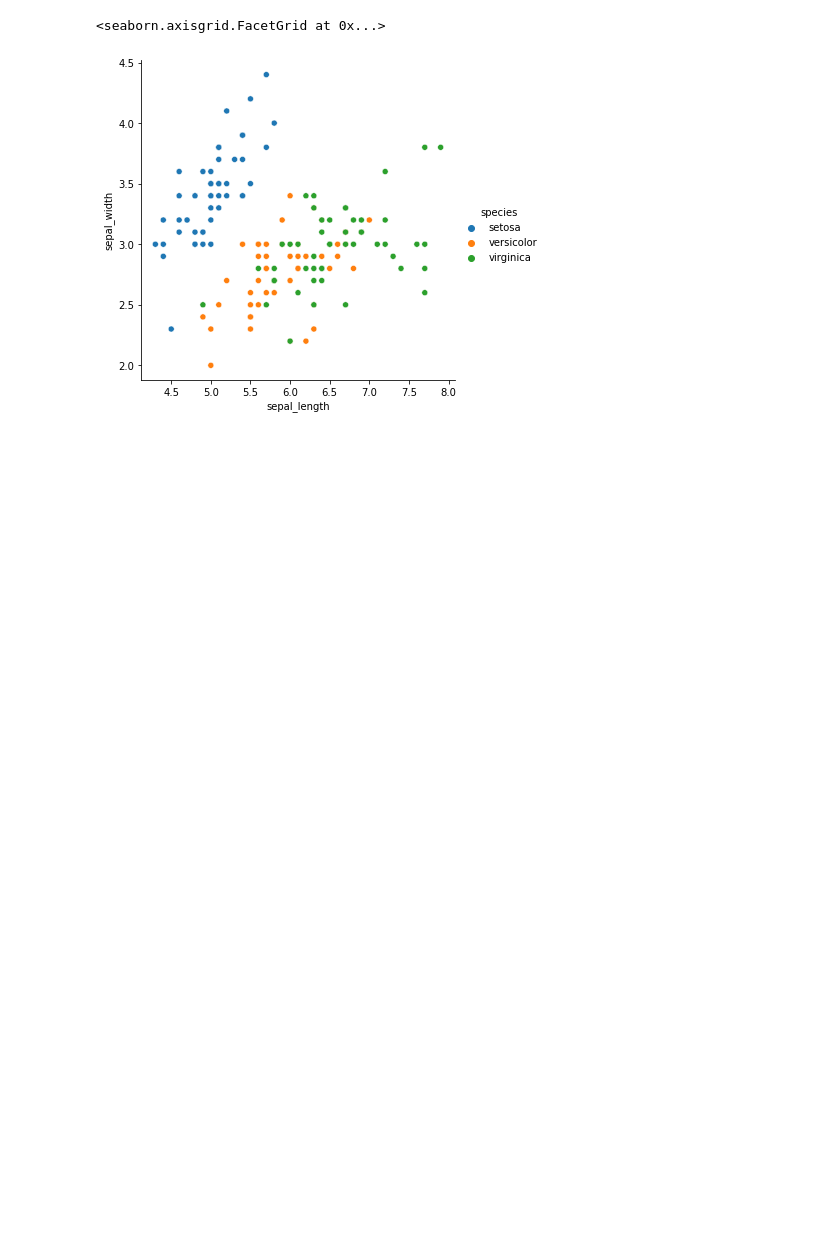
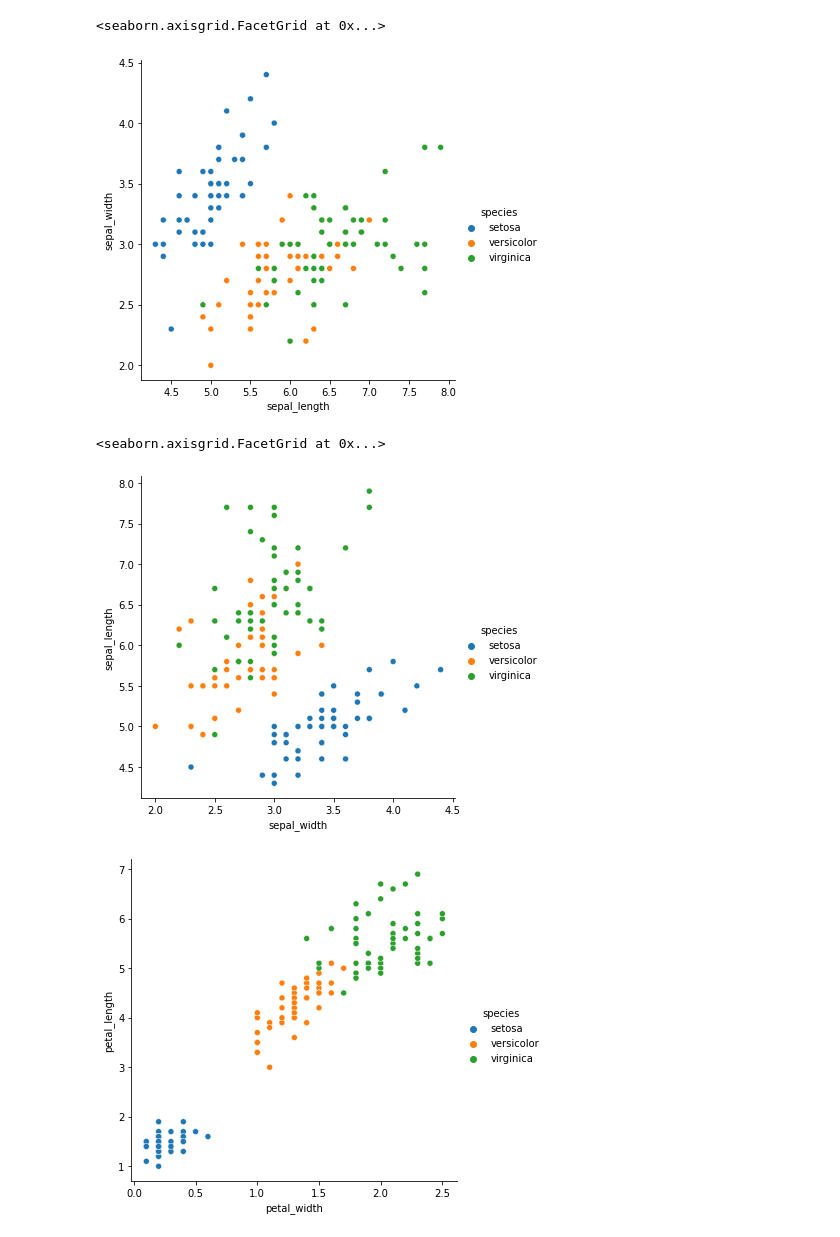
Before and after one commit to SLawsonWoods/numpy-pandas-visualization-exercises, a Jupyter notebook: seaborn_exercises.ipynb, the cells around one changed output. Saved outputs shown, nothing was run; the diff lists cells and outputs as text; code cells hidden in the pictures; blank space fills up the shorter version.

```diff
--- a/seaborn_exercises.ipynb
+++ b/seaborn_exercises.ipynb
@@ -50,0 +49,9 @@ sns.relplot(x='sepal_length', y ='sepal_width', hue='species', data=iris)
+# %%
+## 4. Which features would be best used to predict species?
+# make a pairplot to see better
+sns.relplot(data=iris, x="sepal_width", y="sepal_length", hue='species')
+sns.relplot(data=iris, x="petal_width", y="petal_length", hue='species')
+# %% [output]
+<seaborn.axisgrid.FacetGrid at 0x...>
+[figure, added]
+[figure, added]
```
Also changed, not shown: parts of 9 cells of this notebook.
